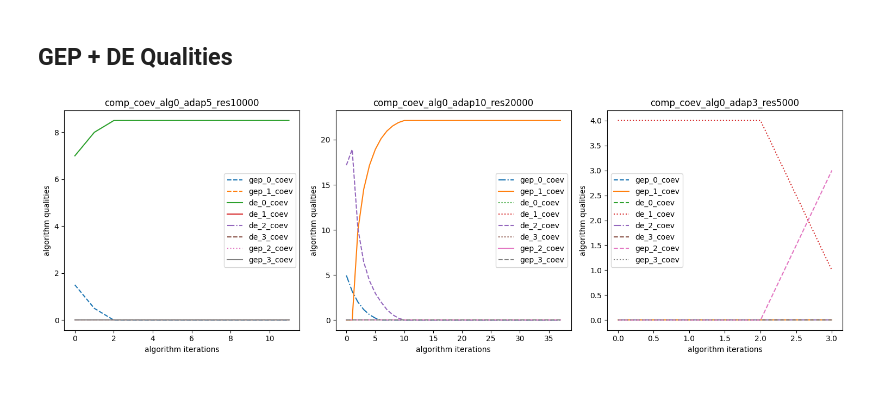
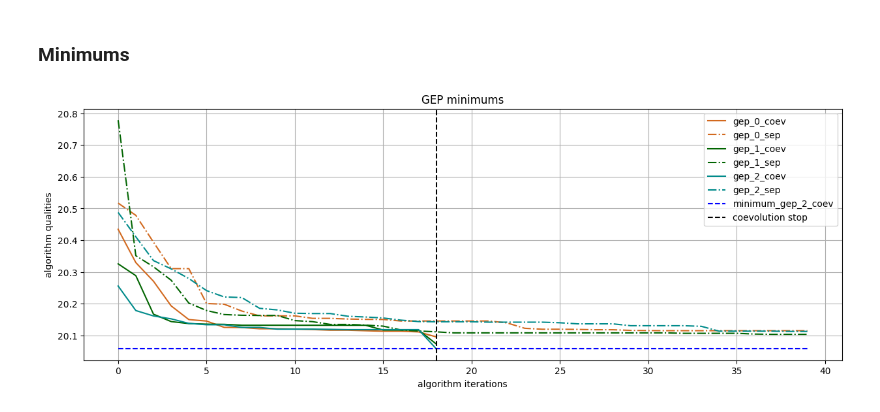
Before and after one commit to suboty/ret, a Jupyter notebook: research/Coevolution Results.ipynb, the cells around one changed output. Drawn from its saved outputs; the diff is of its cells as text; code cells hidden in the pictures.

```diff
--- a/research/Coevolution Results.ipynb
+++ b/research/Coevolution Results.ipynb
@@ -100,18 +84,2 @@ plt.show()
-# %% [markdown]
-## GEP + DE Qualities
-# %%
-fig, axs = plt.subplots(1, 3)
-
-for i, exp in enumerate(gep_de_dict.keys()):
-    for alg in gep_de_dict[exp].keys():
-        axs[i].plot(gep_de_dict[exp][alg], label=alg, linestyle=random.choice(line_styles))
-
-    axs[i].set_title(exp)
-    axs[i].legend(loc="best")
-    axs[i].set_xlabel('algorithm iterations')
-    axs[i].set_ylabel('algorithm qualities')
-
-plt.tight_layout()
-plt.show()
-# %% [output]
-[figure, removed]
+# %% [markdown]
+### Minimums
@@ -117,0 +112,49 @@ plt.show()
+# %%
+_line_colors = deepcopy(line_colors)
+_current_color = None
+_current_color_counter = 0
+
+for alg in minimum_dict.keys():
+
+    if _current_color_counter == 2:
+        _current_color = None
+        _current_color_counter = 0
+
+    if _current_color is None:
+        _current_color = random.choice(line_colors)
+
+    if 'coev' in alg:
+        linestyle = 'solid'
+    else:
+        linestyle = 'dashdot'
+    plt.plot(
+        minimum_dict[alg],
+        label=alg,
+        linestyle=linestyle,
+        color=_current_color
+    )
+    plt.title('GEP minimums')
+    plt.xlabel('algorithm iterations')
+    plt.ylabel('algorithm qualities')
+
+    _current_color_counter += 1
+
+plt.plot(
+    list(range(max_len)),
+    [minimum_y] * max_len,
+    linestyle='dashed',
+    c='b',
+    label=f'minimum_{minimum_alg}'
+)
+plt.axvline(
+    coev_len-1,
+    c='black',
+    linestyle='dashed',
+    label='coevolution stop'
+)
+
+plt.legend(loc="best")
+plt.grid()
+plt.show()
+# %% [output]
+[figure, added]
```
Also changed, not shown: parts of 14 cells of this notebook, 3 other files.
